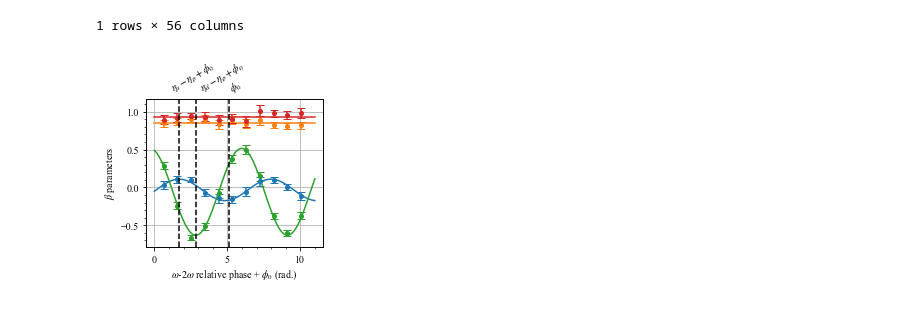
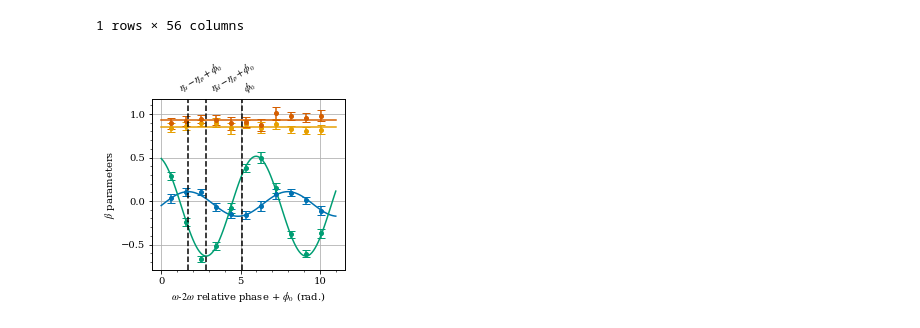
Before and after one commit to DaehyunPY/FERMI20144077, a Jupyter notebook: Notebooks/fig_he_beta_good2_gauss3.ipynb, the cells around one changed output. Drawn from its saved outputs; the diff is of its cells as text; code cells hidden in the pictures.

Commit message:
Add notebook fit_compare_gfitting.ipynb, fig_compare.ipynb and fig_ne_beta_good2_gauss3_phi0-calibrated.ipynb Update notebook fig_he_beta_good2_gauss3.ipynb

```diff
--- a/Notebooks/fig_he_beta_good2_gauss3.ipynb
+++ b/Notebooks/fig_he_beta_good2_gauss3.ipynb
@@ -8,5 +6,5 @@ plt.style.use('Physical Review.mplstyle')
 # %%
-df = pd.read_excel('beta_good2_gauss3.xlsx', sheet_name=None)
+df = pd.read_excel('Data/beta_good2_gauss3.xlsx', sheet_name=None)
 
 for k, d in df.items():
     print(f'sheet: {k}')
@@ -46,6 +44,7 @@ phi0 = 5.101
 d = df['data']
 f = dict(df['fitted'].iloc[0])
 
+plt.style.use('Physical Review.mplstyle')
 plt.figure(figsize=(3.4, 3.4))
 plt.xlabel(r'$\omega$-$2\omega$ relative phase + $\phi_0$ (rad.)')
 plt.ylabel(r'$\beta$ parameters')
@@ -68,33 +67,33 @@ for key, label in [['he_beta1m3', r'$\beta_1 - 2/3 \beta_3$'],
 
 xlim = plt.xlim()
 plt.locator_params(axis='x', steps=[1, 5, 10])
 plt.locator_params(axis='y', steps=[1, 5, 10])
 plt.grid(True)
 
 plt.twiny()
 plt.xlim(*xlim)
 prop = {'color': 'k', 'linestyle': '--'}
 vlines = [
     {'at': f[f'he_beta1m3_shift_value']%(2*np.pi),
      'rough': 1,
      'label': r'$\eta_s-\eta_p+\phi_0$'},
     {'at': f[f'he_beta3_shift_value']%(2*np.pi) - np.pi,
      'rough': 3,
      'label': r'$\eta_d-\eta_p+\phi_0$'},
     {'at': phi0, 'rough': 5, 'label': r'$\phi_0$'},
 ]
 
 for v in vlines:
     plt.axvline(v['at'], **prop)
 
 plt.xticks([v['rough'] for v in vlines], [v['label'] for v in vlines],
            rotation=30, ha='left')
 plt.tick_params(axis='x', which='both', length=0)
 
 # plt.figlegend(loc='upper right', ncol=4, columnspacing=0.5, bbox_to_anchor=(1, 1))
-plt.tight_layout()
+plt.tight_layout(pad=0)
 # plt.subplots_adjust(top=0.725)
-plt.savefig('fig_he_beta_good2_gauss3.pdf')
+plt.savefig('Figures/fig_he_beta_good2_gauss3.pdf')
 plt.show()
 # %% [output]
-[figure, old version]
+[figure, new version]
```
Also changed, not shown: parts of 1 cell of this notebook, 3 other files.
